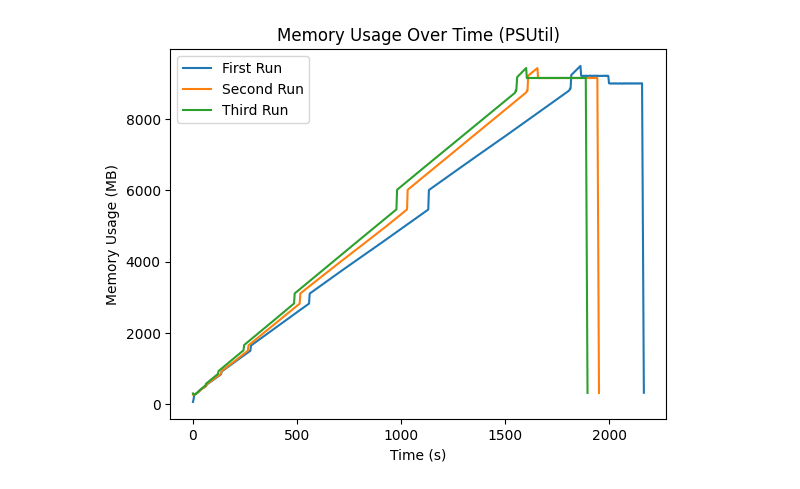
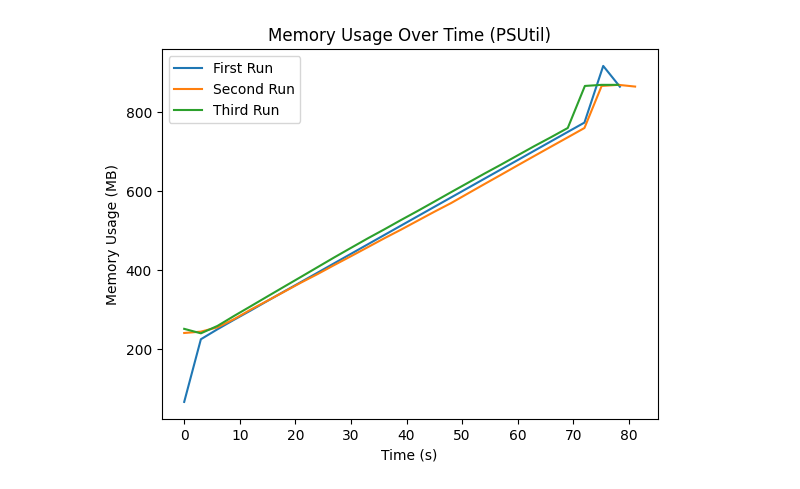
Before and after one commit to kilianbartz/hetcomp, a Jupyter notebook: Aufgabe1/plot_win.ipynb, the cells around one changed output. Cells and saved outputs as stored; diff of their text form; code cells hidden in the pictures.

Commit message:
computed plots

```diff
--- a/Aufgabe1/plot_win.ipynb
+++ b/Aufgabe1/plot_win.ipynb
@@ -1,24 +1,24 @@
 # %%
 import matplotlib.pyplot as plt
 import pandas as pd
 
-df_first = pd.read_csv('memory_usage_1716711899.csv')
-df_second = pd.read_csv('memory_usage_1716714069.csv')
-df_third = pd.read_csv('memory_usage_1716716024.csv')
+df_first = pd.read_csv('memory_usage_1716725827.csv')
+df_second = pd.read_csv('memory_usage_1716725909.csv')
+df_third = pd.read_csv('memory_usage_1716725993.csv')
 
 # memory usage is in bytes, convert to mb
 df_first['Memory Usage [PSUtil] (bytes)'] = df_first['Memory Usage [PSUtil] (bytes)'] / 1000000
 df_second['Memory Usage [PSUtil] (bytes)'] = df_second['Memory Usage [PSUtil] (bytes)'] / 1000000
 df_third['Memory Usage [PSUtil] (bytes)'] = df_third['Memory Usage [PSUtil] (bytes)'] / 1000000
 
 plt.plot(df_first['Time (s)'], df_first['Memory Usage [PSUtil] (bytes)'], label='First Run')
 plt.plot(df_second['Time (s)'], df_second['Memory Usage [PSUtil] (bytes)'], label='Second Run')
 plt.plot(df_third['Time (s)'], df_third['Memory Usage [PSUtil] (bytes)'], label='Third Run')
 
 plt.xlabel('Time (s)')
 plt.ylabel('Memory Usage (MB)')
 plt.title('Memory Usage Over Time (PSUtil)')
 plt.legend()
 plt.show()
 # %% [output]
-[figure, old version]
+[figure, new version]
```
Also changed, not shown: parts of 4 cells of this notebook, 2 other files.
